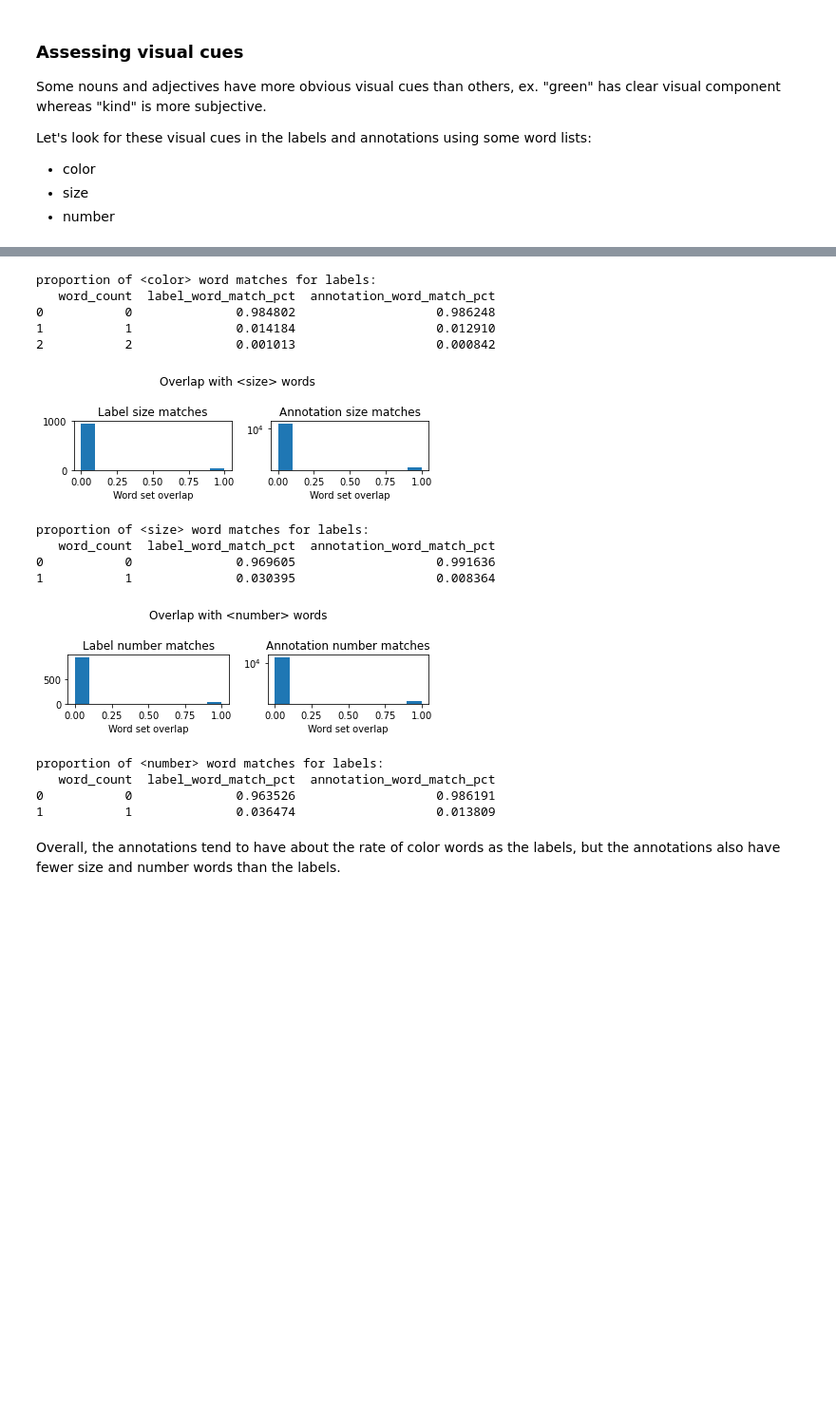
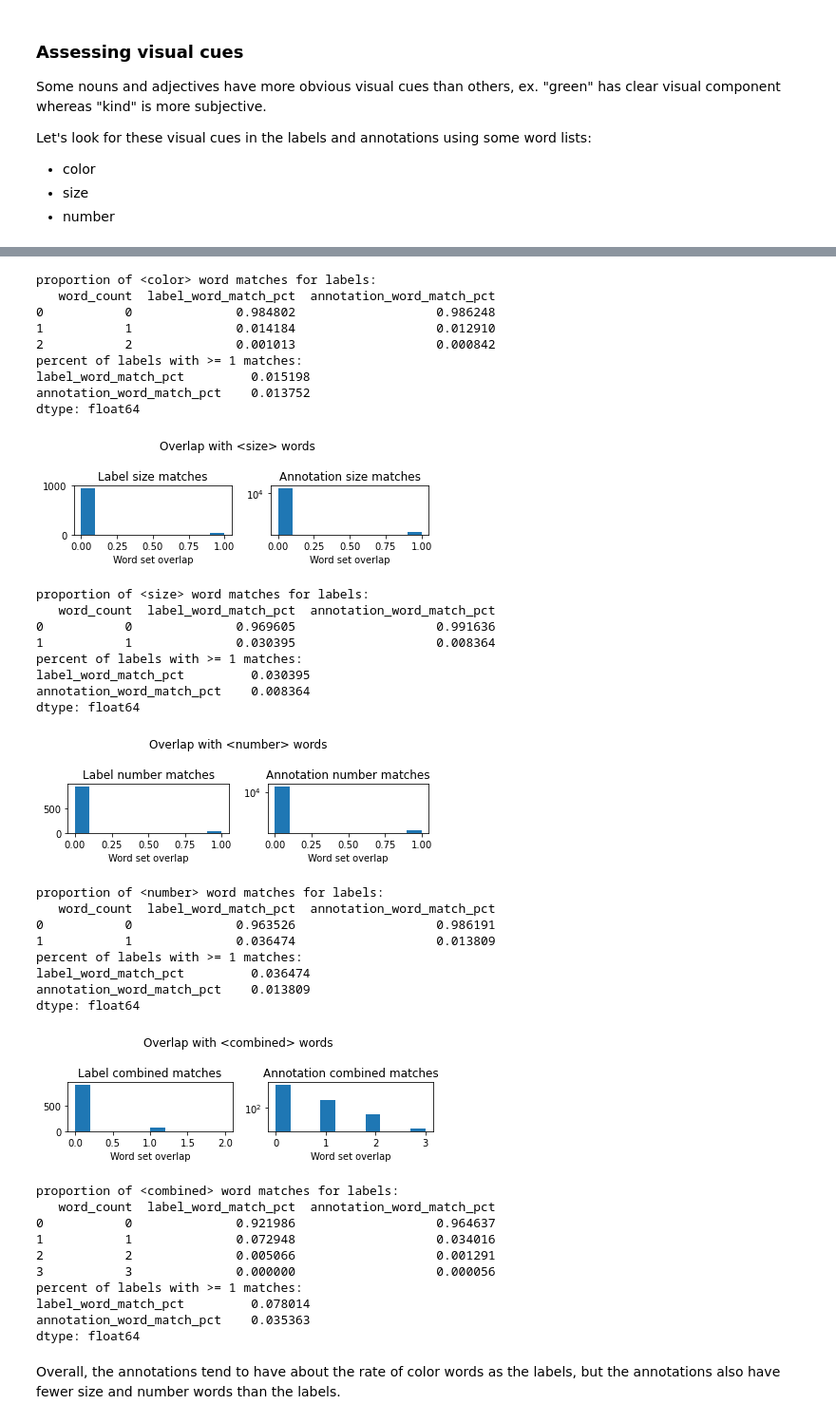
Before and after one commit to MichiganNLP/video-fill-in-the-blank, a Jupyter notebook: notebooks/compute_annotator_statistics.ipynb, the cells around one changed output, grey strips where cells are left out. Shown: that part at 95% size. Saved outputs shown, nothing was run; the diff lists cells and outputs as text; code cells hidden in the pictures; blank space fills up the shorter version.

```diff
--- a/notebooks/compute_annotator_statistics.ipynb
+++ b/notebooks/compute_annotator_statistics.ipynb
@@ -329,11 +339,12 @@ number_words = {
     'one', 'two', 'three', 'four', 'five', 'six', 'seven', 'eight', 'nine', 'ten',
     'several', 'few', 'many',
 }
+combined_visual_words = color_words | size_words | number_words
 visual_word_sets = [
-    color_words, size_words, number_words,
+    color_words, size_words, number_words, combined_visual_words,
 ]
 visual_word_set_names = [
-    'color', 'size', 'number',
+    'color', 'size', 'number', 'combined',
 ]
 # %%
 import sys
@@ -363,34 +374,60 @@ for visual_word_set, visual_word_set_name in zip(visual_word_sets, visual_word_s
     axs[1].set_title(f'Annotation {visual_word_set_name} matches')
     axs[0].set_xlabel('Word set overlap')
     axs[1].set_xlabel('Word set overlap')
     plt.suptitle(f'Overlap with <{visual_word_set_name}> words')
     plt.yscale('log')
     plt.tight_layout()
     plt.show()
     # compute proportion of visual words per question
     pct_label_word_matches = pd.Series(num_label_word_matches).value_counts() / len(num_label_word_matches)
     pct_annotation_label_word_matches = pd.Series(num_annotation_label_word_matches).value_counts() / len(num_annotation_label_word_matches)
-    pct_word_matches = pd.concat([pct_label_word_matches, pct_annotation_label_word_matches], axis=1).reset_index()
+    pct_word_matches = pd.concat([pct_label_word_matches, pct_annotation_label_word_matches], axis=1).reset_index().fillna(0.)
     pct_word_matches.columns = ['word_count', 'label_word_match_pct', 'annotation_word_match_pct']
 #     pct_word_matches.columns = ['label_match_pct', 'annotation_label_match_pct']
     print(f'proportion of <{visual_word_set_name}> word matches for labels:\n{pct_word_matches}')
+    # simplify: percent with >=1 words
+    above_1_pct_word_matches = pct_word_matches[pct_word_matches.loc[:, 'word_count'] >= 1].iloc[:, 1:].sum(axis=0)
+    print(f'percent of labels with >= 1 matches: \n{above_1_pct_word_matches}')
 # %% [output]
 [figure]
 proportion of <color> word matches for labels:
    word_count  label_word_match_pct  annotation_word_match_pct
 0           0              0.984802                   0.986248
 1           1              0.014184                   0.012910
 2           2              0.001013                   0.000842
+percent of labels with >= 1 matches:
+label_word_match_pct         0.015198
+annotation_word_match_pct    0.013752
+dtype: float64
 [figure]
 proportion of <size> word matches for labels:
    word_count  label_word_match_pct  annotation_word_match_pct
 0           0              0.969605                   0.991636
 1           1              0.030395                   0.008364
+percent of labels with >= 1 matches:
+label_word_match_pct         0.030395
+annotation_word_match_pct    0.008364
+dtype: float64
 [figure]
 proportion of <number> word matches for labels:
    word_count  label_word_match_pct  annotation_word_match_pct
 0           0              0.963526                   0.986191
 1           1              0.036474                   0.013809
+percent of labels with >= 1 matches:
+label_word_match_pct         0.036474
+annotation_word_match_pct    0.013809
+dtype: float64
+[figure, added]
+proportion of <combined> word matches for labels:
+   word_count  label_word_match_pct  annotation_word_match_pct
+0           0              0.921986                   0.964637
+1           1              0.072948                   0.034016
+2           2              0.005066                   0.001291
+3           3              0.000000                   0.000056
+percent of labels with >= 1 matches:
+label_word_match_pct         0.078014
+annotation_word_match_pct    0.035363
+dtype: float64
 # %% [markdown]
 Overall, the annotations tend to have about the rate of color words as the labels, but the annotations also have fewer size and number words than the labels.
 # %% [markdown]
```
Also changed, not shown: parts of 23 cells of this notebook, 26 other files.
